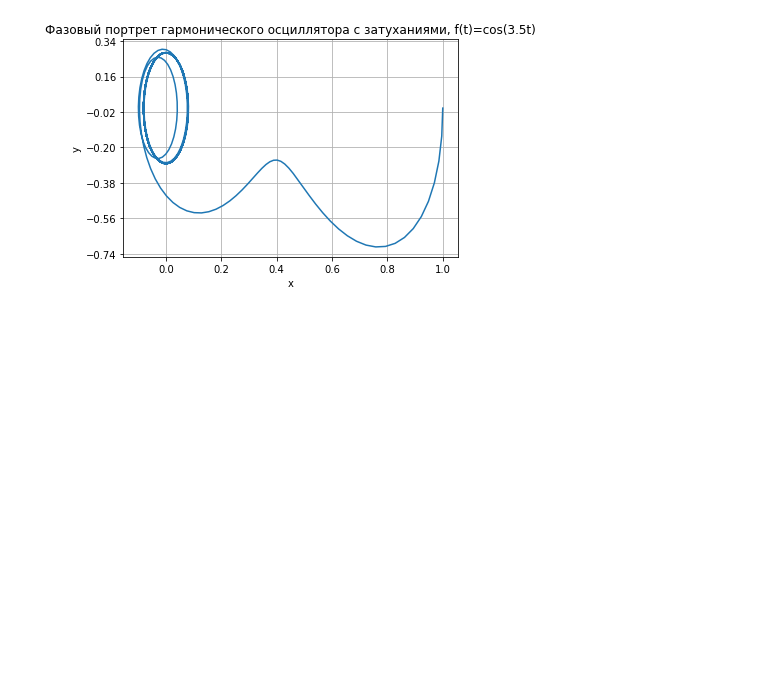
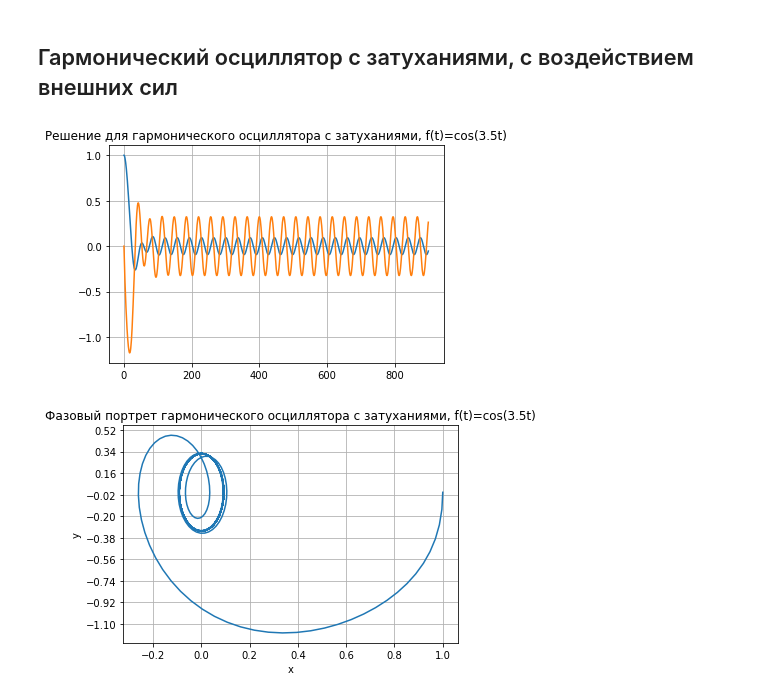
Before and after one commit to vvdoborschuk/math-modelling, a Jupyter notebook: lab04/harmonic_oscillator.ipynb, the cells around one changed output. Cells and saved outputs as stored; diff of their text form; code cells hidden in the pictures; blank space fills up the shorter version.

```diff
--- a/lab04/harmonic_oscillator.ipynb
+++ b/lab04/harmonic_oscillator.ipynb
@@ -55,6 +121,14 @@ solve_and_plot(dx0, 'Фазовый портрет гармонического
+# %% [markdown]
+## Гармонический осциллятор с затуханиями, с воздействием внешних сил
 # %%
-w = np.sqrt(2)
+w = 2
 g = 2.00
-solve_and_plot(dx1, 'Фазовый портрет гармонического осциллятора с затуханиями, f(t)=cos(3.5t)')
+
+x = odeint(dx1, x0, t)
+plot_solution(x, 'Решение для гармонического осциллятора с затуханиями, f(t)=cos(3.5t)')
 # %% [output]
-[figure, old version]
+[figure, new version]
+# %%
+plot_portrait(x, 'Фазовый портрет гармонического осциллятора с затуханиями, f(t)=cos(3.5t)')
+# %% [output]
+[figure, added]
```
Also changed, not shown: parts of 21 cells of this notebook, 14 other files.
